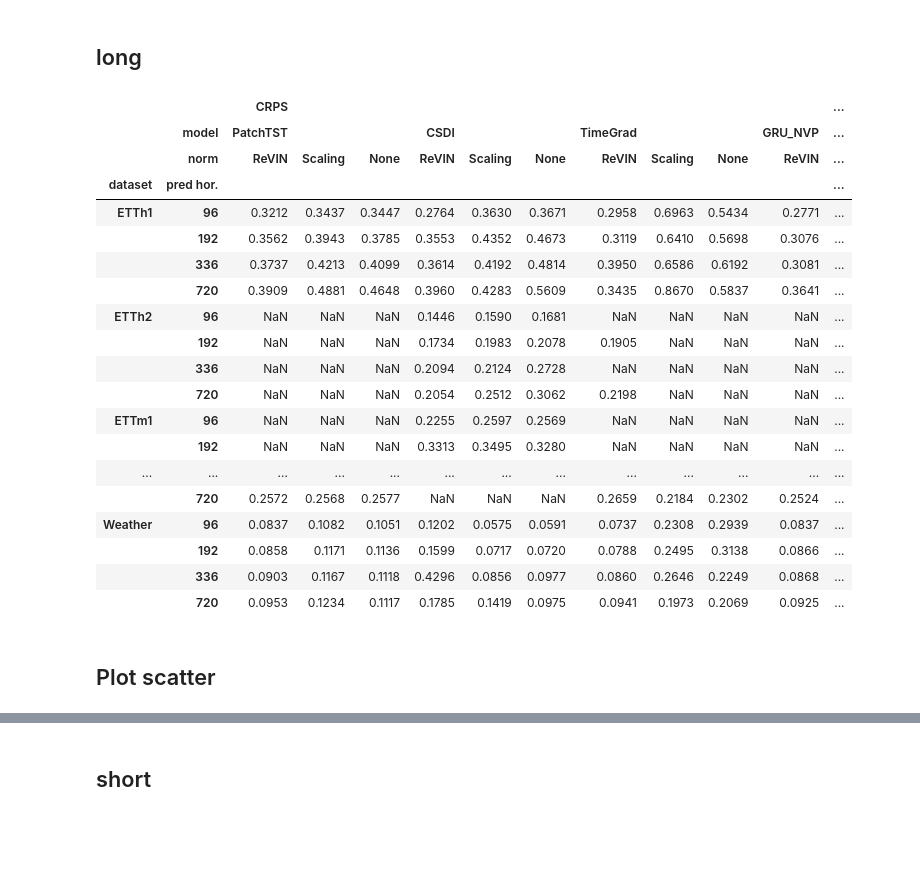
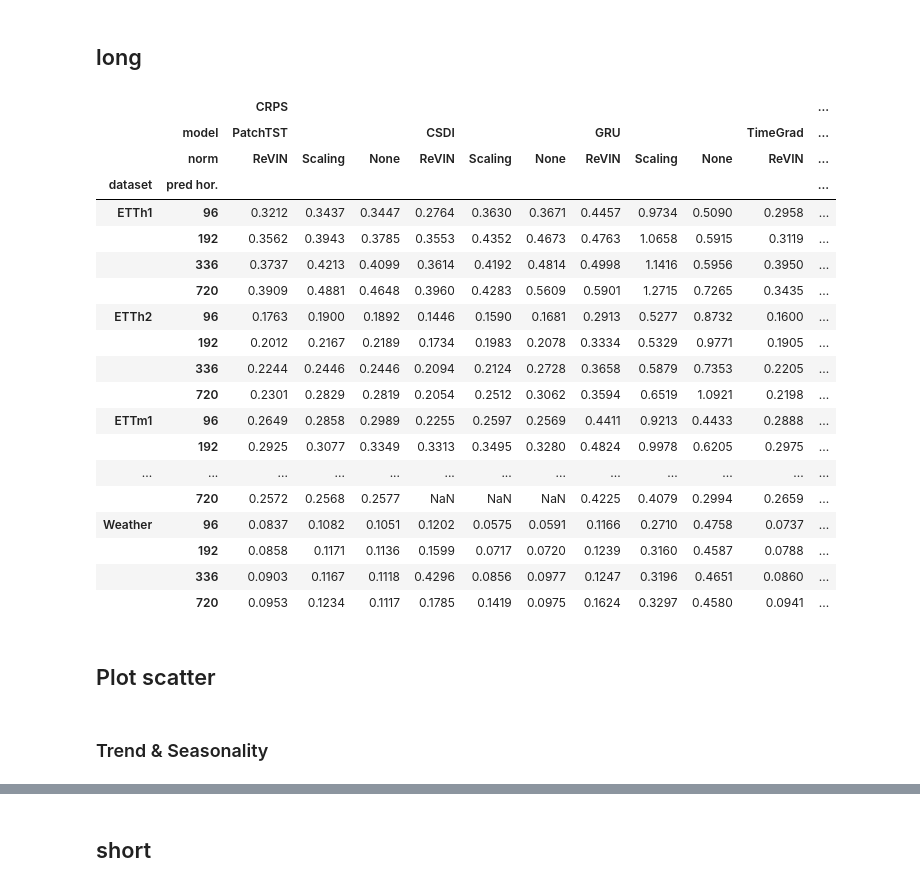
Before and after one commit to imJiawen/ProbTS, a Jupyter notebook: analysis/rebuttal_analysis.ipynb, the cells around one changed output, grey strips where cells are left out. Saved outputs shown, nothing was run; the diff lists cells and outputs as text; code cells hidden in the pictures; blank space fills up the shorter version.

```diff
--- a/analysis/rebuttal_analysis.ipynb
+++ b/analysis/rebuttal_analysis.ipynb
@@ -252,10 +252,11 @@ gru_nvp_res = get_df_results('/home/v-zhangjiaw/Blob_WestJP/v-jiawezhang/log/abl
 csdi_res = get_df_results('/home/v-zhangjiaw/Blob_EastUS/v-jiawezhang/log/abl_norm/', ['CSDI'])
 timegrad_res = get_df_results('/home/v-zhangjiaw/Blob_EastUS/v-jiawezhang/log/abl_norm/', ['TimeGrad'])
 gru_res = get_df_results('/home/v-zhangjiaw/Blob_WestJP/v-jiawezhang/log/abl_norm/', ['GRUForecaster'])
-patchtst_ili_res = get_df_results('/home/v-zhangjiaw/Blob_EastUS/v-jiawezhang/log/abl_norm/', ['PatchTST'],datasets=['illness_ltsf'])
-gru_nvp_ili_res = get_df_results('/home/v-zhangjiaw/Blob_EastUS/v-jiawezhang/log/abl_norm/', ['GRU_NVP'],datasets=['illness_ltsf'])
+patchtst_ili_res = get_df_results('/home/v-zhangjiaw/Blob_EastUS/v-jiawezhang/log/abl_norm/', ['PatchTST'])
+gru_nvp_ili_res = get_df_results('/home/v-zhangjiaw/Blob_EastUS/v-jiawezhang/log/abl_norm/', ['GRU_NVP'])
 
 combined_df = pd.concat([patchtst_res, patchtst_ili_res, gru_nvp_res, gru_nvp_ili_res, csdi_res, timegrad_res, gru_res], ignore_index=True)
+combined_df['model'] = combined_df['model'].replace('GRUForecaster', 'GRU')
 # %%
 def reformat(res_dict):
     datasets = []
@@ -290,7 +291,7 @@ def reformat(res_dict):
 norm_res = reformat(combined_df)
 norm_res = replace_dataset_name(norm_res)
 
-sort_order_dict = {'pred hor.': ['24','36','48','60','96','192','336','720'], 'model': ['PatchTST', 'CSDI','TimeGrad', 'GRU_NVP','GRUForecaster'], 'norm': ['ReVIN', 'Scaling','None']}
+sort_order_dict = {'pred hor.': ['24','36','48','60','96','192','336','720'], 'model': ['PatchTST', 'CSDI','GRU', 'TimeGrad', 'GRU_NVP'], 'norm': ['ReVIN', 'Scaling','None']}
 sort_norm_res = sort_order(norm_res, sort_order_dict=sort_order_dict)
 # %%
 # sort_norm_res['CRPS/ND'] = sort_norm_res.apply(lambda x: f"{x['CRPS']:.3f}/{x['ND']:.3f}", axis=1)
@@ -300,9 +301,18 @@ sort_norm_res['CRPS'] = sort_norm_res.apply(lambda x: f"{x['CRPS']:.4f}", axis=1
 sort_norm_res = sort_norm_res[sort_norm_res["gobal norm"]=='standard']
 # %%
 # Create a pivot table
-pivot_table = pd.pivot_table(
+pivot_table_crps = pd.pivot_table(
     sort_norm_res,
     values=['CRPS'],
+    index=['dataset', 'pred hor.'],
+    columns=['model', 'norm'],
+    aggfunc=lambda x: x.iloc[0],
+    observed=False
+)
+
+pivot_table_nd = pd.pivot_table(
+    sort_norm_res,
+    values=['ND'],
     index=['dataset', 'pred hor.'],
     columns=['model', 'norm'],
     aggfunc=lambda x: x.iloc[0],
@@ -395,26 +405,26 @@ def mark_best_value(data):
     print(final_table)
 # %%
 # print(pivot_table_formatted_md)
-pivot_table
+pivot_table_crps
 # %% [output]
 |  |  | CRPS |  |  |  |  |  |  |  |  |  | ... |
-|  | model | PatchTST |  |  | CSDI |  |  | TimeGrad |  |  | GRU_NVP | ... |
+|  | model | PatchTST |  |  | CSDI |  |  | GRU |  |  | TimeGrad | ... |
 |  | norm | ReVIN | Scaling | None | ReVIN | Scaling | None | ReVIN | Scaling | None | ReVIN | ... |
 | dataset | pred hor. |  |  |  |  |  |  |  |  |  |  | ... |
-| ETTh1 | 96 | 0.3212 | 0.3437 | 0.3447 | 0.2764 | 0.3630 | 0.3671 | 0.2958 | 0.6963 | 0.5434 | 0.2771 | ... |
-|  | 192 | 0.3562 | 0.3943 | 0.3785 | 0.3553 | 0.4352 | 0.4673 | 0.3119 | 0.6410 | 0.5698 | 0.3076 | ... |
-|  | 336 | 0.3737 | 0.4213 | 0.4099 | 0.3614 | 0.4192 | 0.4814 | 0.3950 | 0.6586 | 0.6192 | 0.3081 | ... |
-|  | 720 | 0.3909 | 0.4881 | 0.4648 | 0.3960 | 0.4283 | 0.5609 | 0.3435 | 0.8670 | 0.5837 | 0.3641 | ... |
-| ETTh2 | 96 | NaN | NaN | NaN | 0.1446 | 0.1590 | 0.1681 | NaN | NaN | NaN | NaN | ... |
-|  | 192 | NaN | NaN | NaN | 0.1734 | 0.1983 | 0.2078 | 0.1905 | NaN | NaN | NaN | ... |
-|  | 336 | NaN | NaN | NaN | 0.2094 | 0.2124 | 0.2728 | NaN | NaN | NaN | NaN | ... |
-|  | 720 | NaN | NaN | NaN | 0.2054 | 0.2512 | 0.3062 | 0.2198 | NaN | NaN | NaN | ... |
-| ETTm1 | 96 | NaN | NaN | NaN | 0.2255 | 0.2597 | 0.2569 | NaN | NaN | NaN | NaN | ... |
-|  | 192 | NaN | NaN | NaN | 0.3313 | 0.3495 | 0.3280 | NaN | NaN | NaN | NaN | ... |
+| ETTh1 | 96 | 0.3212 | 0.3437 | 0.3447 | 0.2764 | 0.3630 | 0.3671 | 0.4457 | 0.9734 | 0.5090 | 0.2958 | ... |
+|  | 192 | 0.3562 | 0.3943 | 0.3785 | 0.3553 | 0.4352 | 0.4673 | 0.4763 | 1.0658 | 0.5915 | 0.3119 | ... |
+|  | 336 | 0.3737 | 0.4213 | 0.4099 | 0.3614 | 0.4192 | 0.4814 | 0.4998 | 1.1416 | 0.5956 | 0.3950 | ... |
+|  | 720 | 0.3909 | 0.4881 | 0.4648 | 0.3960 | 0.4283 | 0.5609 | 0.5901 | 1.2715 | 0.7265 | 0.3435 | ... |
+| ETTh2 | 96 | 0.1763 | 0.1900 | 0.1892 | 0.1446 | 0.1590 | 0.1681 | 0.2913 | 0.5277 | 0.8732 | 0.1600 | ... |
+|  | 192 | 0.2012 | 0.2167 | 0.2189 | 0.1734 | 0.1983 | 0.2078 | 0.3334 | 0.5329 | 0.9771 | 0.1905 | ... |
+|  | 336 | 0.2244 | 0.2446 | 0.2446 | 0.2094 | 0.2124 | 0.2728 | 0.3658 | 0.5879 | 0.7353 | 0.2205 | ... |
+|  | 720 | 0.2301 | 0.2829 | 0.2819 | 0.2054 | 0.2512 | 0.3062 | 0.3594 | 0.6519 | 1.0921 | 0.2198 | ... |
+| ETTm1 | 96 | 0.2649 | 0.2858 | 0.2989 | 0.2255 | 0.2597 | 0.2569 | 0.4411 | 0.9213 | 0.4433 | 0.2888 | ... |
+|  | 192 | 0.2925 | 0.3077 | 0.3349 | 0.3313 | 0.3495 | 0.3280 | 0.4824 | 0.9978 | 0.6205 | 0.2975 | ... |
 | ... | ... | ... | ... | ... | ... | ... | ... | ... | ... | ... | ... | ... |
-|  | 720 | 0.2572 | 0.2568 | 0.2577 | NaN | NaN | NaN | 0.2659 | 0.2184 | 0.2302 | 0.2524 | ... |
-| Weather | 96 | 0.0837 | 0.1082 | 0.1051 | 0.1202 | 0.0575 | 0.0591 | 0.0737 | 0.2308 | 0.2939 | 0.0837 | ... |
-|  | 192 | 0.0858 | 0.1171 | 0.1136 | 0.1599 | 0.0717 | 0.0720 | 0.0788 | 0.2495 | 0.3138 | 0.0866 | ... |
-|  | 336 | 0.0903 | 0.1167 | 0.1118 | 0.4296 | 0.0856 | 0.0977 | 0.0860 | 0.2646 | 0.2249 | 0.0868 | ... |
-|  | 720 | 0.0953 | 0.1234 | 0.1117 | 0.1785 | 0.1419 | 0.0975 | 0.0941 | 0.1973 | 0.2069 | 0.0925 | ... |
+|  | 720 | 0.2572 | 0.2568 | 0.2577 | NaN | NaN | NaN | 0.4225 | 0.4079 | 0.2994 | 0.2659 | ... |
+| Weather | 96 | 0.0837 | 0.1082 | 0.1051 | 0.1202 | 0.0575 | 0.0591 | 0.1166 | 0.2710 | 0.4758 | 0.0737 | ... |
+|  | 192 | 0.0858 | 0.1171 | 0.1136 | 0.1599 | 0.0717 | 0.0720 | 0.1239 | 0.3160 | 0.4587 | 0.0788 | ... |
+|  | 336 | 0.0903 | 0.1167 | 0.1118 | 0.4296 | 0.0856 | 0.0977 | 0.1247 | 0.3196 | 0.4651 | 0.0860 | ... |
+|  | 720 | 0.0953 | 0.1234 | 0.1117 | 0.1785 | 0.1419 | 0.0975 | 0.1624 | 0.3297 | 0.4580 | 0.0941 | ... |
 # %%
@@ -424,3 +434,5 @@ mark_best_value(latex_code)
 # %% [markdown]
 ## Plot scatter
+# %% [markdown]
+### Trend & Seasonality
 # %%
```
Also changed, not shown: parts of 18 cells of this notebook, 3 other files.
